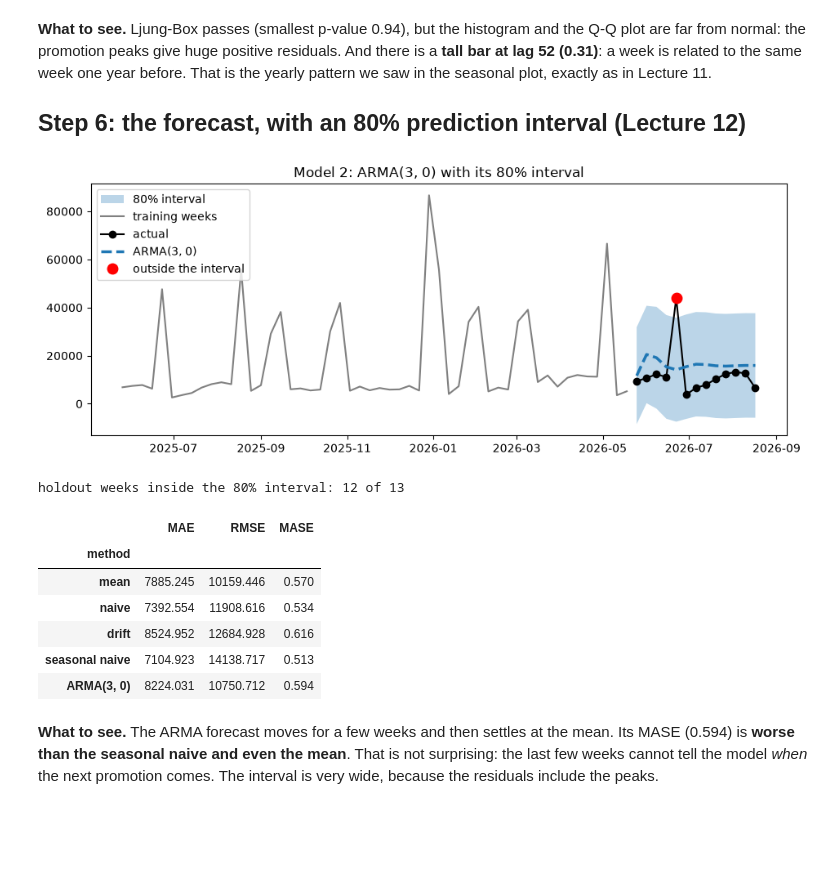
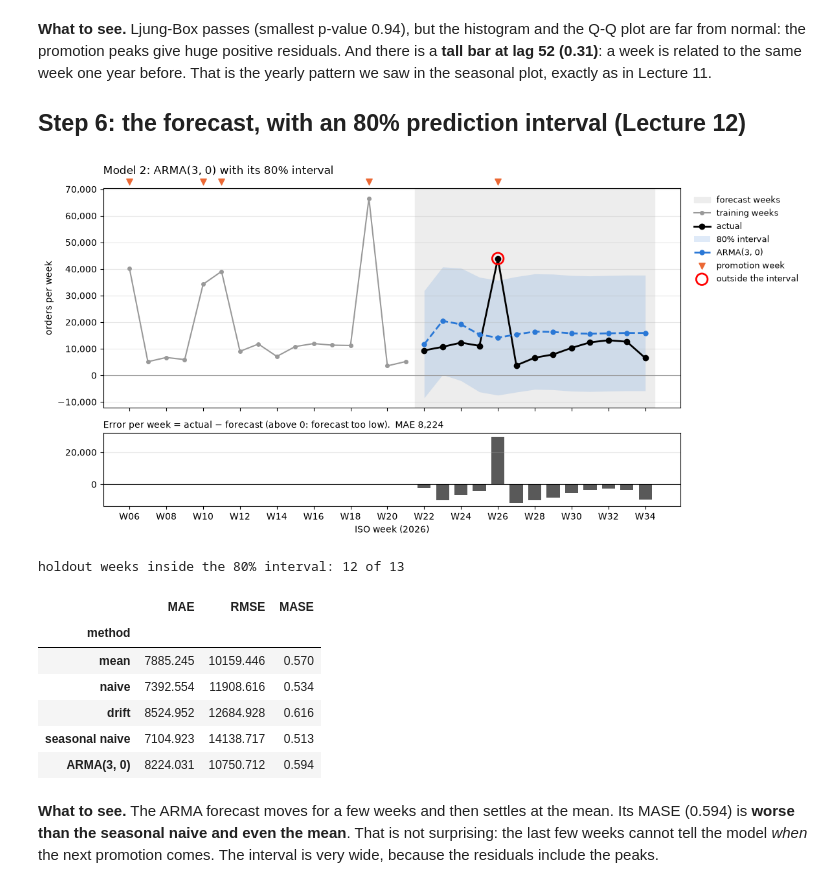
Before and after one commit to andr322a/arla-forecasting-challenge, a Jupyter notebook: forecasting_step_by_step.ipynb, the cells around one changed output. Cells and saved outputs as stored; diff of their text form; code cells hidden in the pictures; blank space fills up the shorter version.

```diff
--- a/forecasting_step_by_step.ipynb
+++ b/forecasting_step_by_step.ipynb
@@ -391,9 +432,12 @@ score_table(forecasts).round(3)
 # %%
-fig, ax = plt.subplots(figsize=(11, 4))
-ax.plot(train.iloc[-52:], color="grey", label="training weeks")
-ax.plot(test, marker="o", color="black", label="actual, 13 holdout weeks")
-for name, f in forecasts.items():
-    ax.plot(test.index, f, ls="--", label=name)
-ax.set_title("Model 1: the four baselines"); ax.legend()
+fig, axes = plt.subplots(2, 2, figsize=(13, 7), sharex=True, sharey=True)
+for ax, (name, f) in zip(axes.flat, forecasts.items()):         # one small plot per baseline
+    draw_forecast(ax, train, test, f, "forecast", tick_every=4)
+    ax.set_title(f"{name}: MAE {mae(test, f):,.0f}, MASE {mase(test, f, train):.3f}", loc="left", pad=14)
+axes[0, 1].legend(**LEGEND)
+for ax in axes[1]:
+    ax.set_xlabel("ISO week (2026)")
+fig.suptitle("Model 1: the four baselines on the 13 holdout weeks", x=0.01, ha="left")
+fig.tight_layout()
 plt.show()
 # %% [output]
@@ -485,27 +529,30 @@ residual autocorrelation at lag 52: 0.31 | band +/- 0.16
 ## Step 6: the forecast, with an 80% prediction interval (Lecture 12)
 # %%
 def band_plot(f, label, title, save_as=None):
-    """A fitted model's forecast with its 80% interval, in orders, against the holdout."""
-    ci = 1000 * f.conf_int(alpha=0.2)                                   # alpha = 0.2: an 80% interval
-    outside = (test < ci.iloc[:, 0]) | (test > ci.iloc[:, 1])           # the holdout weeks outside the interval
-    fig, ax = plt.subplots(figsize=(11, 4))
-    ax.fill_between(test.index, ci.iloc[:, 0], ci.iloc[:, 1], alpha=0.3, label="80% interval")
-    ax.plot(train.iloc[-52:], color="grey", label="training weeks")
-    ax.plot(test, marker="o", color="black", label="actual")
-    ax.plot(1000 * f.predicted_mean, ls="--", lw=2.5, label=label)
-    ax.plot(test[outside], "o", color="red", ms=9, label="outside the interval")
-    ax.set_title(title); ax.legend(loc="upper left")
+    """A fitted model's forecast with its 80% interval, zoomed on the holdout, and its error per week below."""
+    fc = 1000 * f.predicted_mean                                       # back from thousands to orders
+    ci = 1000 * f.conf_int(alpha=0.2)                                  # alpha = 0.2: an 80% interval
+    outside = (test < ci.iloc[:, 0]) | (test > ci.iloc[:, 1])          # the holdout weeks outside the interval
+    fig, (ax, ax_err) = plt.subplots(2, 1, figsize=(12, 6), sharex=True, gridspec_kw={"height_ratios": [3, 1]})
+    draw_forecast(ax, train, test, fc, label, ci)
+    ax.scatter(test.index[outside], test[outside], s=160, facecolors="none", edgecolors="red", lw=2, zorder=4,
+               label="outside the interval")
+    ax.set_title(title, loc="left", pad=16)
+    ax.legend(**LEGEND)
+    draw_errors(ax_err, test, fc)
+    ax_err.set_xlabel("ISO week (2026)")
+    fig.tight_layout()
     if save_as:
         fig.savefig(save_as, dpi=130, bbox_inches="tight")
     plt.show()
     print("holdout weeks inside the 80% interval:", int((~outside).sum()), "of", H)
 
 f_arma = arma.get_forecast(H)
 forecasts["ARMA(3, 0)"] = 1000 * f_arma.predicted_mean.values
 band_plot(f_arma, "ARMA(3, 0)", "Model 2: ARMA(3, 0) with its 80% interval")
 score_table(forecasts).round(3)
 # %% [output]
-[figure, old version]
+[figure, new version]
 holdout weeks inside the 80% interval: 12 of 13
 |  | MAE | RMSE | MASE |
 | method |  |  |  |
```
Also changed, not shown: parts of 9 cells of this notebook.
